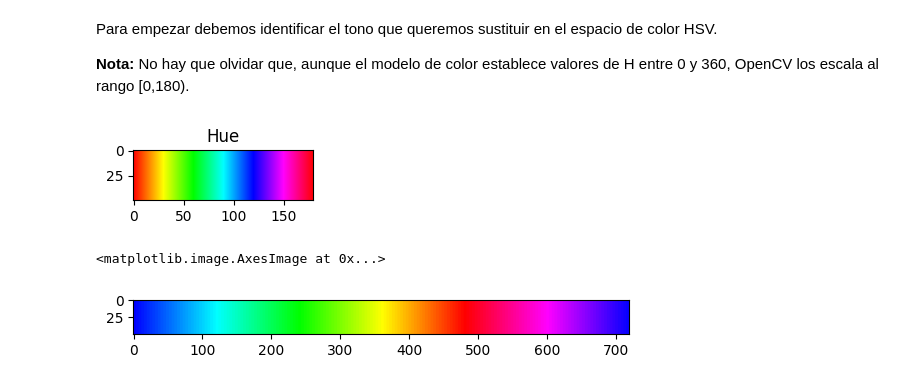
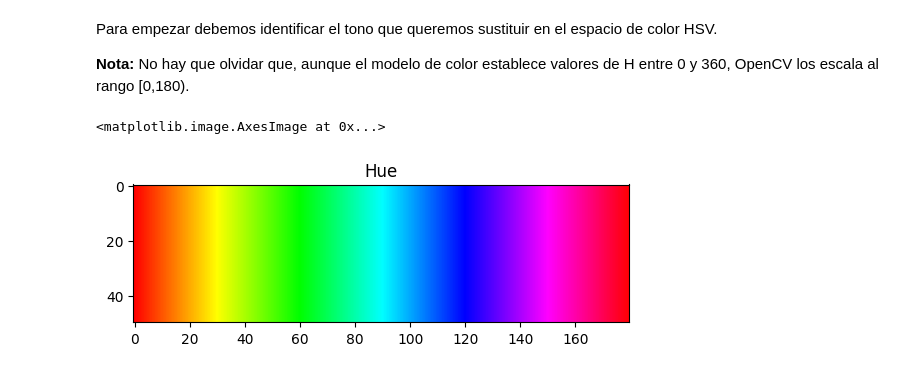
Before and after one commit to ba1l0n/CUIA, a Jupyter notebook: 03-OpenCV-Croma.ipynb, the cells around one changed output. Drawn from its saved outputs; the diff is of its cells as text; code cells hidden in the pictures.

```diff
--- a/03-OpenCV-Croma.ipynb
+++ b/03-OpenCV-Croma.ipynb
@@ -11,22 +11,15 @@ from matplotlib import pyplot as plt
 Para empezar debemos identificar el tono que queremos sustituir en el espacio de color HSV.
 
 **Nota:** No hay que olvidar que, aunque el modelo de color establece valores de H entre 0 y 360, OpenCV los escala al rango [0,180).
-# %%
-mapa = np.full((50,180,3), 255, dtype=np.uint8)
-for i in range(180):
-    mapa[:,i,0] = i
-mapabgr = cv2.cvtColor(mapa, cv2.COLOR_HSV2BGR)
-cuia.plot(mapabgr, titulo="Hue", axis=True)
-# %% [output]
-[figure, removed]
 # %%
-mapa = np.full((50,720,3), 255, dtype=np.uint8)
-for i in range(720):
-    mapa[:,i,0] = int(i/4.0)
-mapabgr = cv2.cvtColor(mapa, cv2.COLOR_HSV2BGR)
+mapa = np.full((50,180,3), 255, dtype=np.uint8)
+for i in range(180):
+    mapa[:,i,0] = i
+mapabgr = cv2.cvtColor(mapa, cv2.COLOR_HSV2RGB)
 
 fig = plt.figure()
+plt.title("Hue")
 plt.imshow(mapabgr)
 # %% [output]
 <matplotlib.image.AxesImage at 0x...>
-[figure, old version]
+[figure, new version]
```
Also changed, not shown: parts of 18 cells of this notebook, 3 other files.
